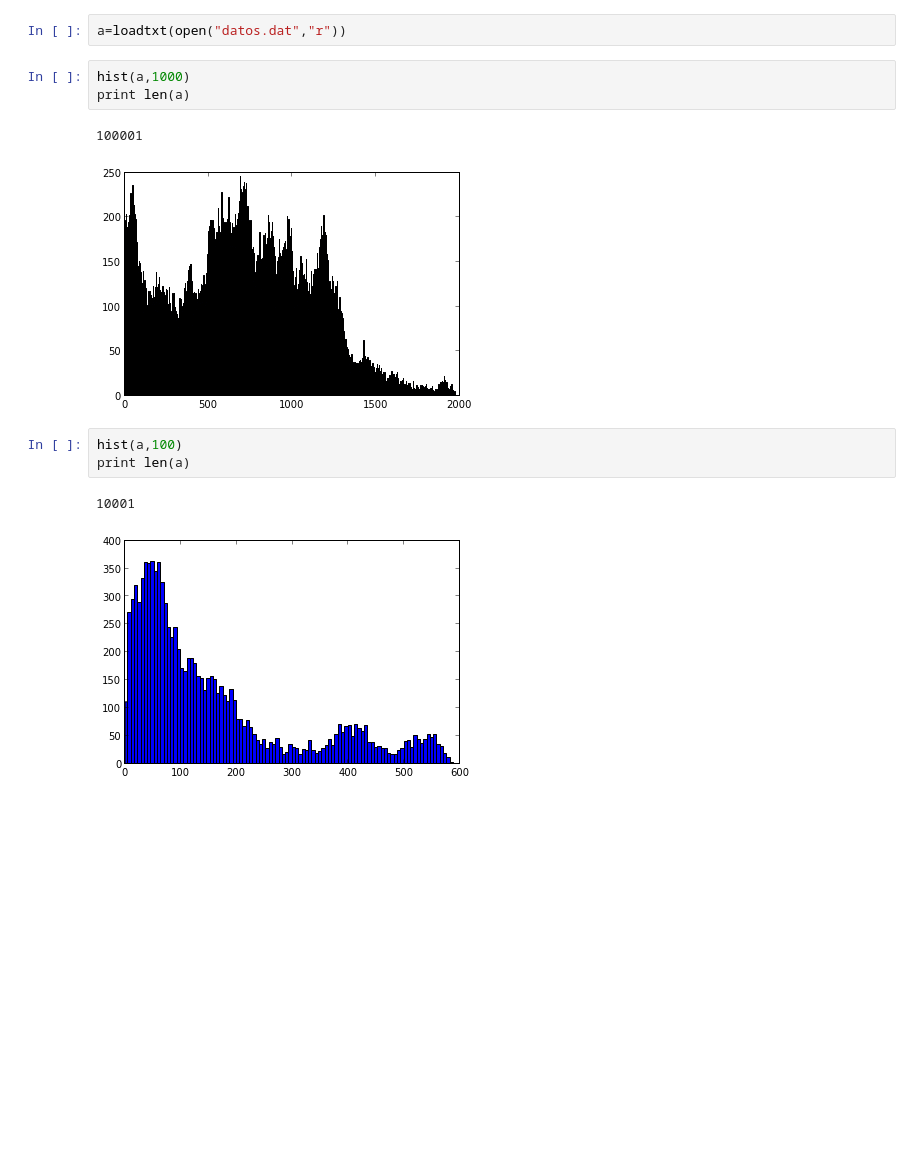
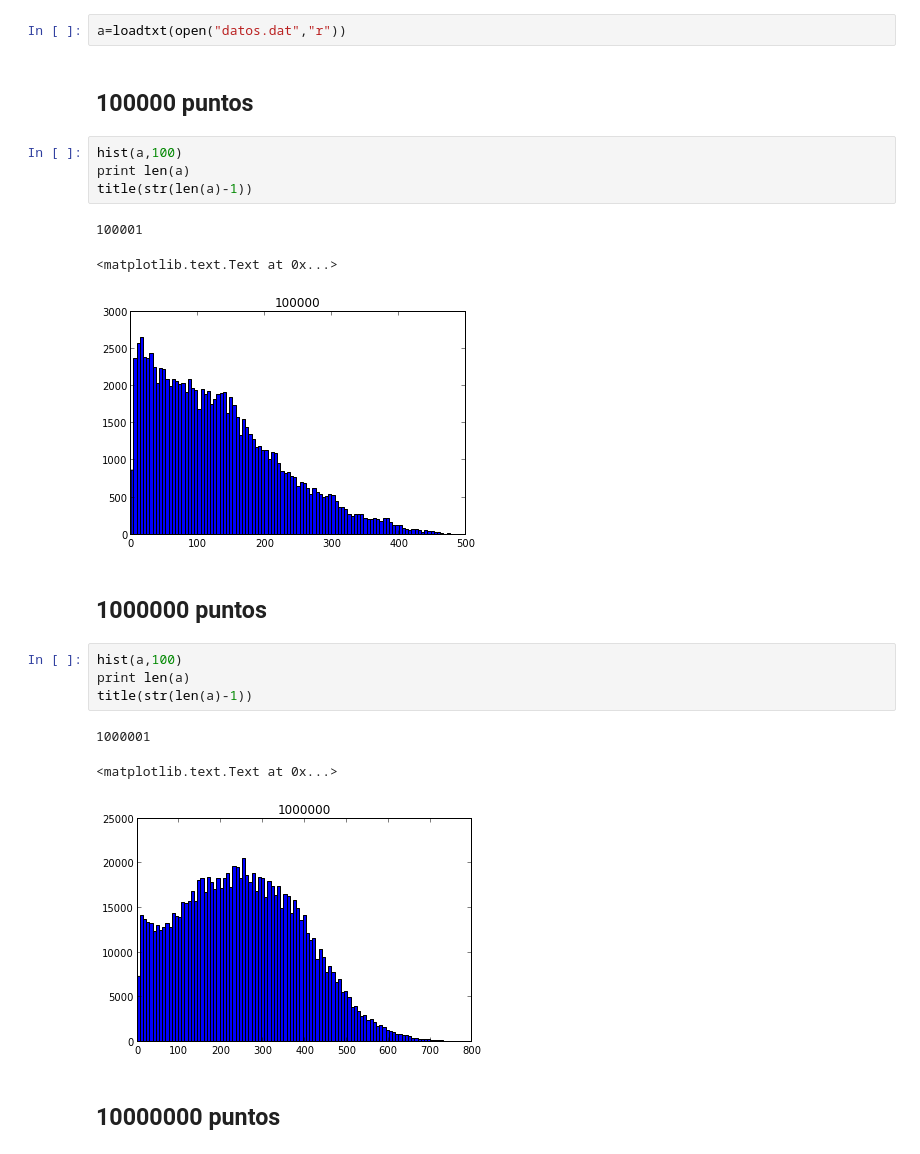
Before and after one commit to daniel-lozano/Estadistica, a Jupyter notebook: grafica_c.ipynb, the cells around one changed output. Drawn from its saved outputs; the diff is of its cells as text; blank space fills up the shorter version.

```diff
--- a/grafica_c.ipynb
+++ b/grafica_c.ipynb
@@ -4,18 +4,28 @@
 Populating the interactive namespace from numpy and matplotlib
 # %%
 a=loadtxt(open("datos.dat","r"))
+# %% [markdown]
+## 100000 puntos
 # %%
-hist(a,1000)
+hist(a,100)
 print len(a)
+title(str(len(a)-1))
 # %% [output]
 100001
+<matplotlib.text.Text at 0x...>
-[figure, old version]
+[figure, new version]
+# %% [markdown]
+## 1000000 puntos
 # %%
 hist(a,100)
 print len(a)
+title(str(len(a)-1))
 # %% [output]
-10001
+1000001
+<matplotlib.text.Text at 0x...>
-[figure, old version]
+[figure, new version]
+# %% [markdown]
+## 10000000 puntos
 # %%
 hist(a,100)
 print len(a)
```
Also changed, not shown: parts of 2 cells of this notebook, 5 other files.
